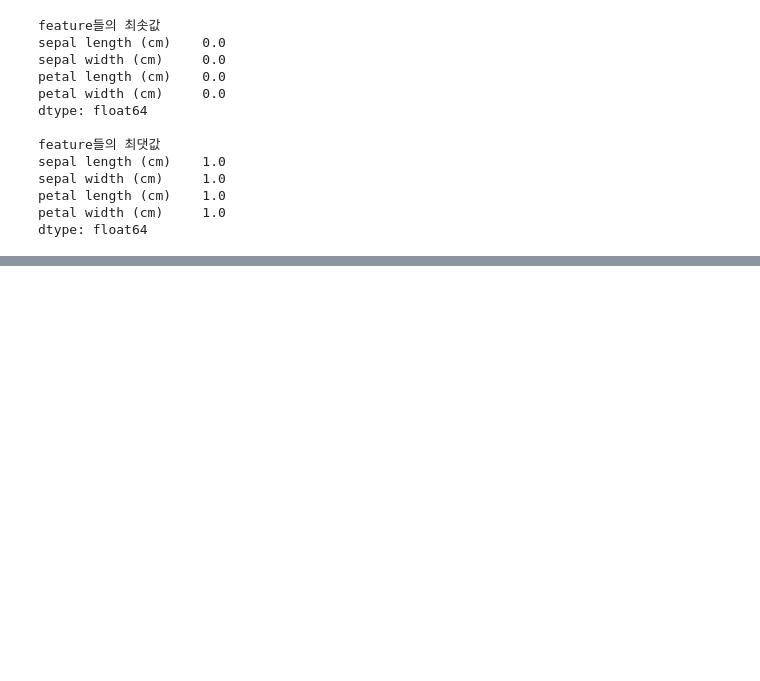
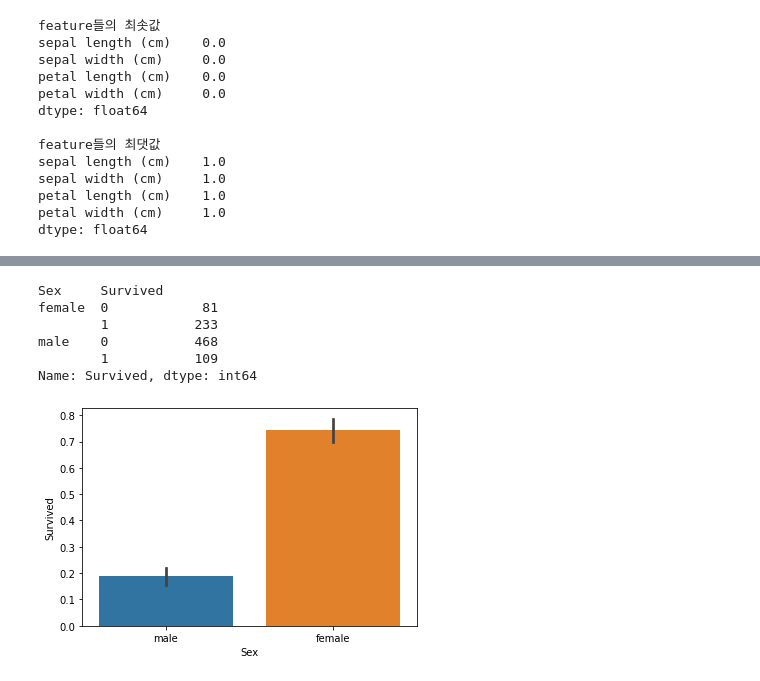
Before and after one commit to unknown-jun/Machine_Learning, a Jupyter notebook: 03. Scikit_Learn.ipynb, the cells around one changed output, grey strips where cells are left out. Cells and saved outputs as stored; diff of their text form; code cells hidden in the pictures; blank space fills up the shorter version.

```diff
--- a/03. Scikit_Learn.ipynb
+++ b/03. Scikit_Learn.ipynb
@@ -573,0 +668,9 @@ dtype: float64
+# %%
+import numpy as np
+import pandas as pd
+import matplotlib.pyplot as plt
+import seaborn as sns
+%matplotlib inline
+
+titanic_df = pd.read_csv('titanic_train.csv')
+titanic_df.head()
@@ -573,0 +705,7 @@ dtype: float64
+# %%
+# Null값을 평균 또는 N이라는 고정 값으로 변경
+
+titanic_df['Age'].fillna(titanic_df['Age'].mean(), inplace=True)
+titanic_df['Cabin'].fillna('N', inplace=True)
+titanic_df['Embarked'].fillna('N', inplace=True)
+print('데이터 세트 null 값 개수: ', titanic_df.isnull().sum().sum())
@@ -573,0 +738,5 @@ dtype: float64
+# %%
+# Cabin같은 경우 선실 등급을 나타내는 첫번째 알파벳만을 추출
+
+titanic_df['Cabin'] = titanic_df['Cabin'].str[:1]
+print(titanic_df['Cabin'].head(3))
@@ -573,0 +748,3 @@ dtype: float64
+# %%
+titanic_df['Embarked']=titanic_df['Embarked'].astype('category')
+titanic_df['Embarked']
@@ -573,0 +765,14 @@ dtype: float64
+# %%
+# 성별이 생존 확률에 어떤 영향을 미쳤는지, 성별에 따른 생존자 수를 비교
+titanic_df.groupby(['Sex','Survived'])['Survived'].count()
+# %% [output]
+Sex     Survived
+female  0            81
+        1           233
+male    0           468
+        1           109
+Name: Survived, dtype: int64
+# %%
+sns.barplot(x='Sex', y='Survived', data=titanic_df);
+# %% [output]
+[figure, added]
```
Also changed, not shown: parts of 32 cells of this notebook.
